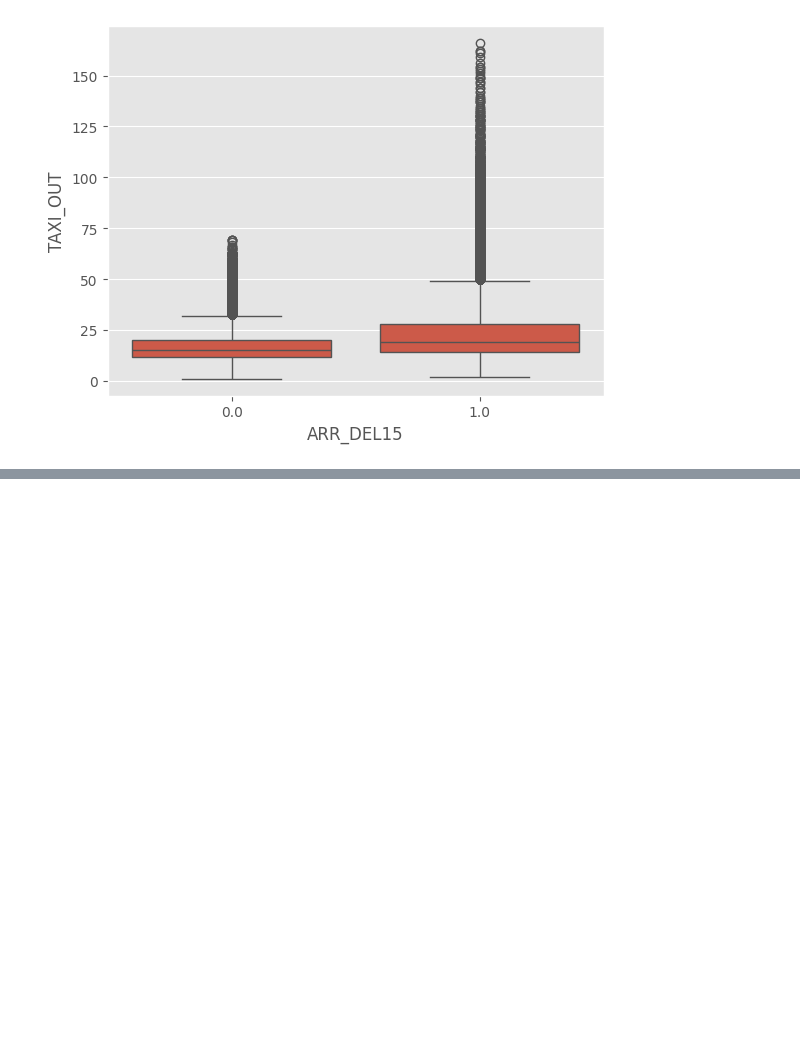
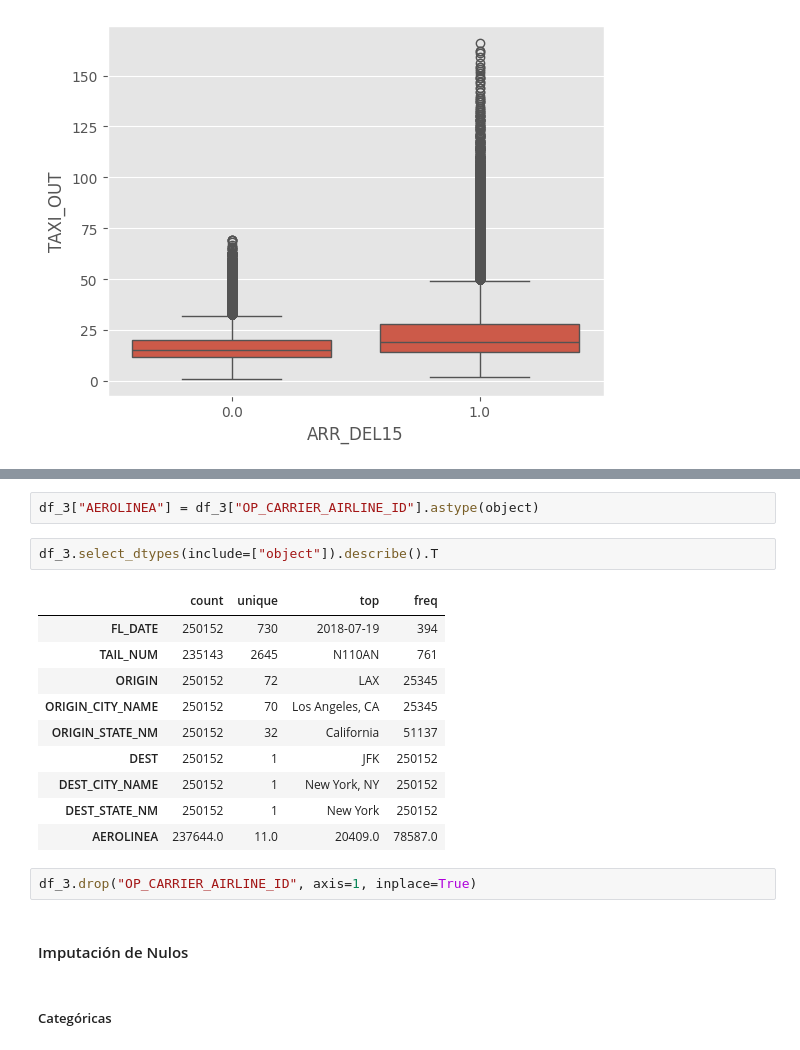
Before and after one commit to Nambu89/Supervised-Learning, a Jupyter notebook: Ejercicio_JFK.ipynb, the cells around one changed output, grey strips where cells are left out. Saved outputs shown, nothing was run; the diff lists cells and outputs as text; blank space fills up the shorter version.

```diff
--- a/Ejercicio_JFK.ipynb
+++ b/Ejercicio_JFK.ipynb
@@ -238,0 +288,21 @@ df_3[df_3[TARGET] == 1]["TAXI_OUT"].plot(kind="hist", bins = 50)
+# %%
+df_3["AEROLINEA"] = df_3["OP_CARRIER_AIRLINE_ID"].astype(object)
+# %%
+df_3.select_dtypes(include=["object"]).describe().T
+# %% [output]
+|  | count | unique | top | freq |
+| FL_DATE | 250152 | 730 | 2018-07-19 | 394 |
+| TAIL_NUM | 235143 | 2645 | N110AN | 761 |
+| ORIGIN | 250152 | 72 | LAX | 25345 |
+| ORIGIN_CITY_NAME | 250152 | 70 | Los Angeles, CA | 25345 |
+| ORIGIN_STATE_NM | 250152 | 32 | California | 51137 |
+| DEST | 250152 | 1 | JFK | 250152 |
+| DEST_CITY_NAME | 250152 | 1 | New York, NY | 250152 |
+| DEST_STATE_NM | 250152 | 1 | New York | 250152 |
+| AEROLINEA | 237644.0 | 11.0 | 20409.0 | 78587.0 |
+# %%
+df_3.drop("OP_CARRIER_AIRLINE_ID", axis=1, inplace=True)
+# %% [markdown]
+#### Imputación de Nulos
+# %% [markdown]
+##### Categóricas
```
Also changed, not shown: parts of 21 cells of this notebook.
